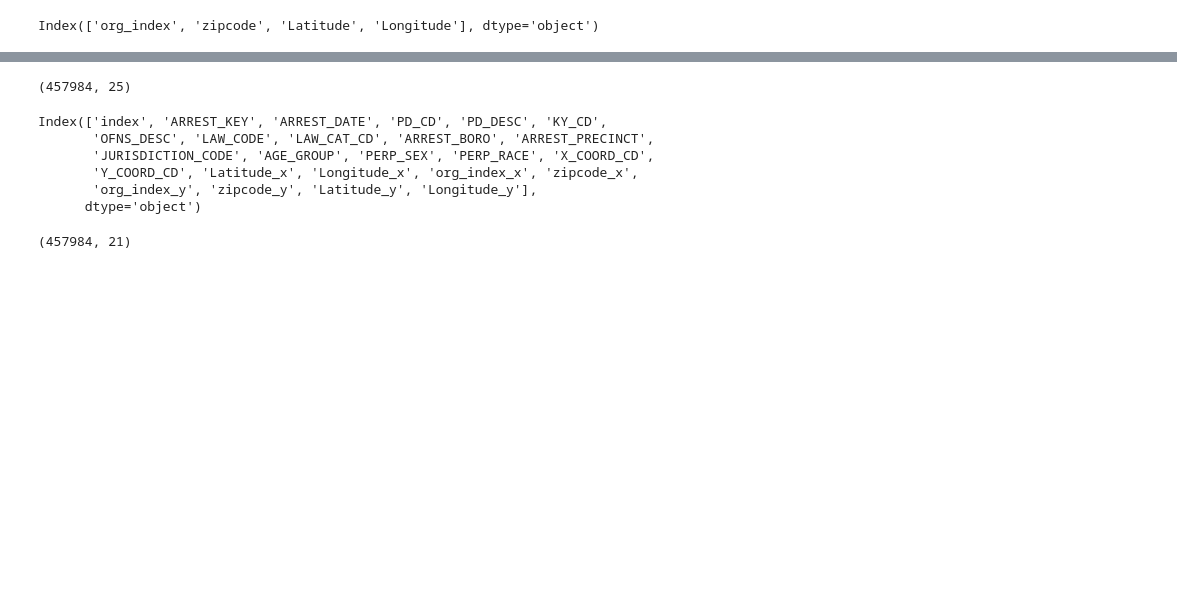
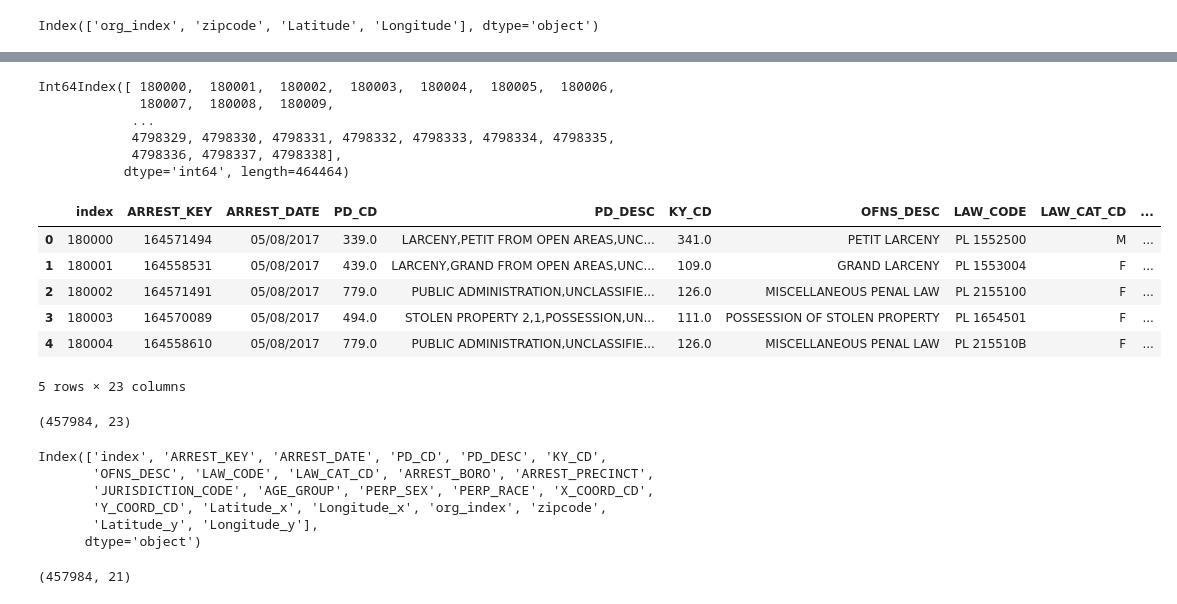
Before and after one commit to bhparijat/NYPD-crime-analysis, a Jupyter notebook: build-dataset.ipynb, the cells around one changed output, grey strips where cells are left out. Saved outputs shown, nothing was run; the diff lists cells and outputs as text; code cells hidden in the pictures; blank space fills up the shorter version.

```diff
--- a/build-dataset.ipynb
+++ b/build-dataset.ipynb
@@ -50,6 +50,8 @@ not_present = data[data['zipcode'].isnull()]
 not_present.shape
 # %% [output]
 (464464, 21)
+# %%
+not_present = not_present.drop(columns=['org_index','zipcode'])
 # %%
 data.shape
 # %% [output]
@@ -73,16 +93,35 @@ Index(['org_index', 'zipcode', 'Latitude', 'Longitude'], dtype='object')
+# %%
+not_present.index
+# %% [output]
+Int64Index([ 180000,  180001,  180002,  180003,  180004,  180005,  180006,
+             180007,  180008,  180009,
+            ...
+            4798329, 4798330, 4798331, 4798332, 4798333, 4798334, 4798335,
+            4798336, 4798337, 4798338],
+           dtype='int64', length=464464)
 # %%
-remaining_merged = not_present.merge(df_remaining_pts,left_on=['index'],right_on=['org_index'])
+remaining_merged = pd.merge(not_present, df_remaining_pts,left_on=['index'],right_on=['org_index'])
+# %%
+remaining_merged.head()
+# %% [output]
+|  | index | ARREST_KEY | ARREST_DATE | PD_CD | PD_DESC | KY_CD | OFNS_DESC | LAW_CODE | LAW_CAT_CD | ... |
+| 0 | 180000 | 164571494 | 05/08/2017 | 339.0 | LARCENY,PETIT FROM OPEN AREAS,UNC... | 341.0 | PETIT LARCENY | PL 1552500 | M | ... |
+| 1 | 180001 | 164558531 | 05/08/2017 | 439.0 | LARCENY,GRAND FROM OPEN AREAS,UNC... | 109.0 | GRAND LARCENY | PL 1553004 | F | ... |
+| 2 | 180002 | 164571491 | 05/08/2017 | 779.0 | PUBLIC ADMINISTRATION,UNCLASSIFIE... | 126.0 | MISCELLANEOUS PENAL LAW | PL 2155100 | F | ... |
+| 3 | 180003 | 164570089 | 05/08/2017 | 494.0 | STOLEN PROPERTY 2,1,POSSESSION,UN... | 111.0 | POSSESSION OF STOLEN PROPERTY | PL 1654501 | F | ... |
+| 4 | 180004 | 164558610 | 05/08/2017 | 779.0 | PUBLIC ADMINISTRATION,UNCLASSIFIE... | 126.0 | MISCELLANEOUS PENAL LAW | PL 215510B | F | ... |
+5 rows × 23 columns
 # %%
 remaining_merged.shape
 # %% [output]
-(457984, 25)
+(457984, 23)
 # %%
 remaining_merged.columns
 # %% [output]
 Index(['index', 'ARREST_KEY', 'ARREST_DATE', 'PD_CD', 'PD_DESC', 'KY_CD',
        'OFNS_DESC', 'LAW_CODE', 'LAW_CAT_CD', 'ARREST_BORO', 'ARREST_PRECINCT',
        'JURISDICTION_CODE', 'AGE_GROUP', 'PERP_SEX', 'PERP_RACE', 'X_COORD_CD',
-       'Y_COORD_CD', 'Latitude_x', 'Longitude_x', 'org_index_x', 'zipcode_x',
-       'org_index_y', 'zipcode_y', 'Latitude_y', 'Longitude_y'],
+       'Y_COORD_CD', 'Latitude_x', 'Longitude_x', 'org_index', 'zipcode',
+       'Latitude_y', 'Longitude_y'],
       dtype='object')
 # %%
```
Also changed, not shown: parts of 7 cells of this notebook, 2 other files.
